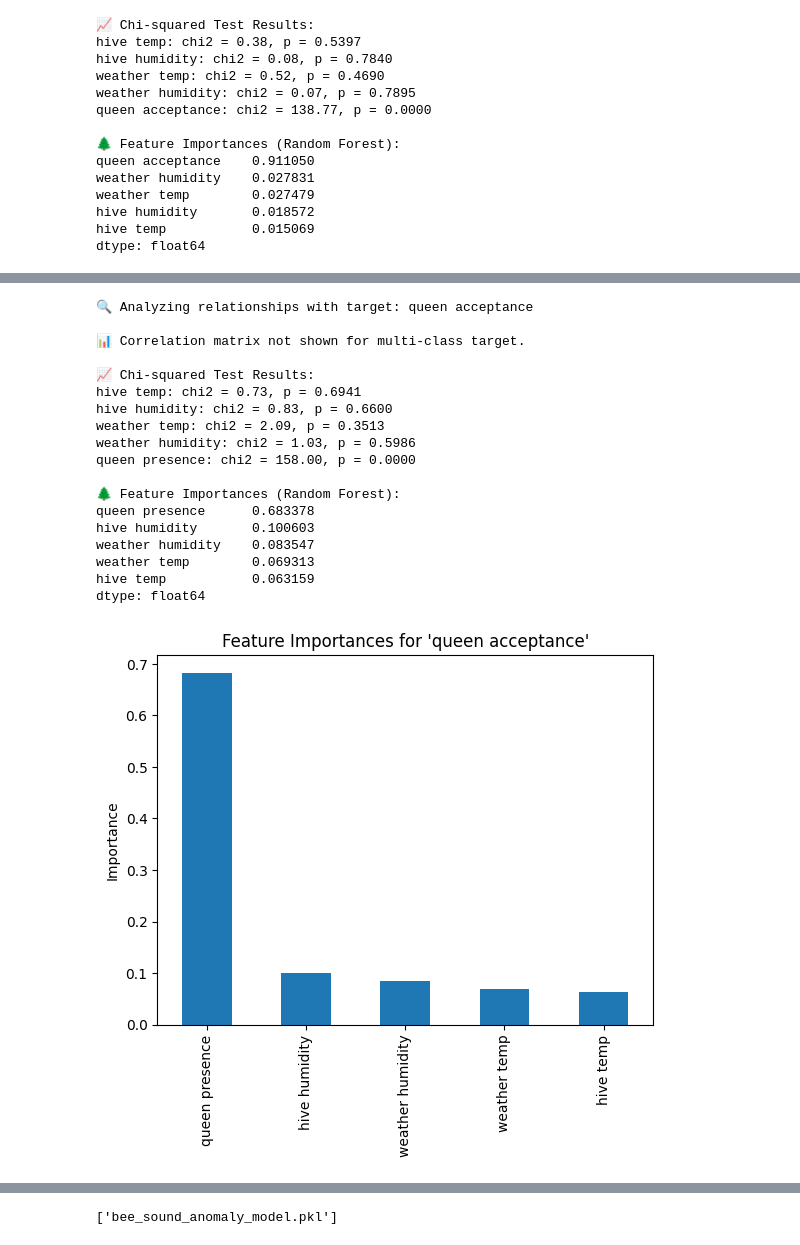
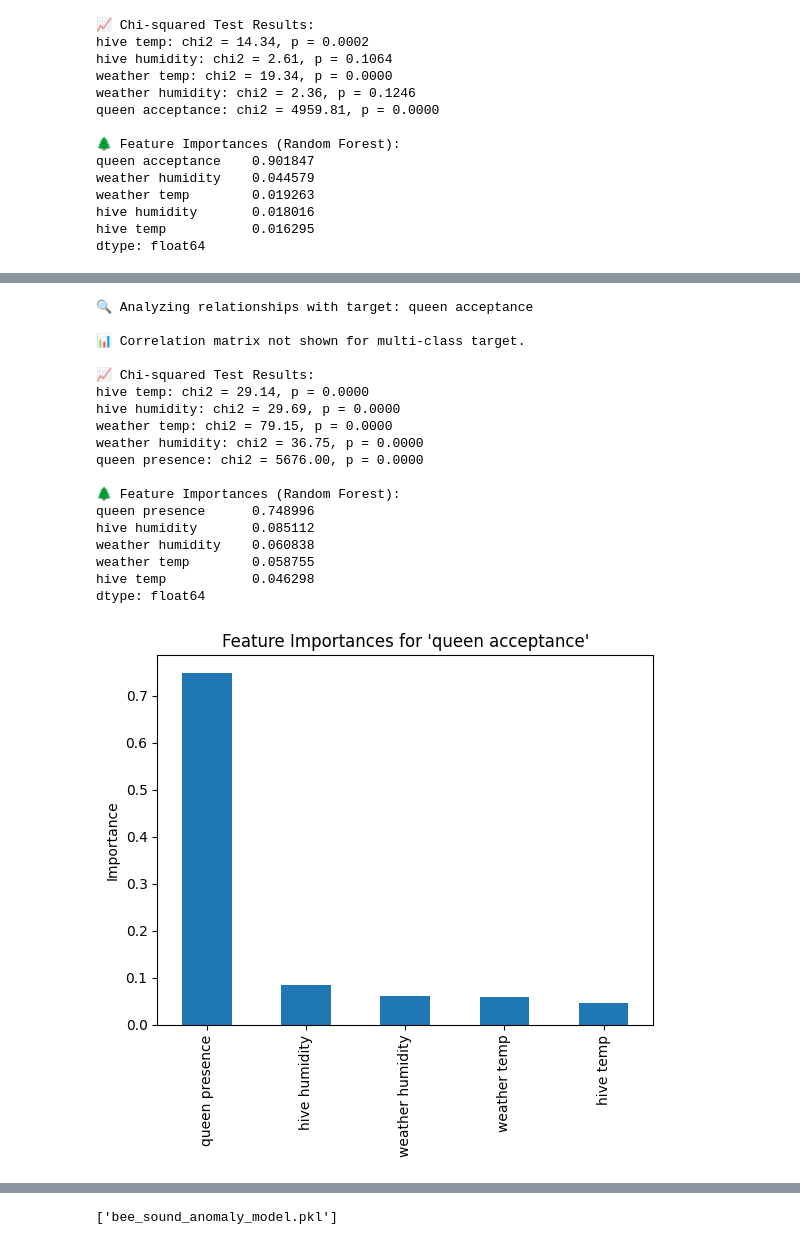
Before and after one commit to Chulanjana/Beehive-Health-Detection-System, a Jupyter notebook: analysis1.ipynb, the cells around one changed output, grey strips where cells are left out. Drawn from its saved outputs; the diff is of its cells as text; code cells hidden in the pictures.

```diff
--- a/analysis1.ipynb
+++ b/analysis1.ipynb
@@ -2,7 +2,7 @@
 import pandas as pd
 
 
-file_path = r"D:\AIDS\3rd year\sem2\Bee Hive Condition Projecct\archive\cleaned_dataset.xlsx"
+file_path = r"D:\AIDS\3rd year\sem2\Bee Hive Condition Projecct\archive\Beehive-Health-Detection-System\bee_data_split_audio.xlsx"
 
 
 
@@ -69,7 +69,7 @@ from sklearn.model_selection import train_test_split
 
 
 # Drop columns not useful for modeling
-df_clean = df.drop(columns=['file name', 'date', 'target', 'device',  'hive number', 'frames', 'time'])
+df_clean = df.drop(columns=['file name', 'date', 'target', 'device',  'hive number'])
 
 # Normalize numeric columns for chi2
 scaler = MinMaxScaler()
@@ -136,14 +136,14 @@ Name: queen presence, dtype: float64
 📈 Chi-squared Test Results:
-hive temp: chi2 = 0.38, p = 0.5397
-hive humidity: chi2 = 0.08, p = 0.7840
-weather temp: chi2 = 0.52, p = 0.4690
-weather humidity: chi2 = 0.07, p = 0.7895
-queen acceptance: chi2 = 138.77, p = 0.0000
+hive temp: chi2 = 14.34, p = 0.0002
+hive humidity: chi2 = 2.61, p = 0.1064
+weather temp: chi2 = 19.34, p = 0.0000
+weather humidity: chi2 = 2.36, p = 0.1246
+queen acceptance: chi2 = 4959.81, p = 0.0000
 
 🌲 Feature Importances (Random Forest):
-queen acceptance    0.911050
-weather humidity    0.027831
-weather temp        0.027479
-hive humidity       0.018572
-hive temp           0.015069
+queen acceptance    0.901847
+weather humidity    0.044579
+weather temp        0.019263
+hive humidity       0.018016
+hive temp           0.016295
 dtype: float64
@@ -151,22 +151,22 @@ dtype: float64
 🔍 Analyzing relationships with target: queen acceptance
 
 📊 Correlation matrix not shown for multi-class target.
 
 📈 Chi-squared Test Results:
-hive temp: chi2 = 0.73, p = 0.6941
-hive humidity: chi2 = 0.83, p = 0.6600
-weather temp: chi2 = 2.09, p = 0.3513
-weather humidity: chi2 = 1.03, p = 0.5986
-queen presence: chi2 = 158.00, p = 0.0000
+hive temp: chi2 = 29.14, p = 0.0000
+hive humidity: chi2 = 29.69, p = 0.0000
+weather temp: chi2 = 79.15, p = 0.0000
+weather humidity: chi2 = 36.75, p = 0.0000
+queen presence: chi2 = 5676.00, p = 0.0000
 
 🌲 Feature Importances (Random Forest):
-queen presence      0.683378
-hive humidity       0.100603
-weather humidity    0.083547
-weather temp        0.069313
-hive temp           0.063159
+queen presence      0.748996
+hive humidity       0.085112
+weather humidity    0.060838
+weather temp        0.058755
+hive temp           0.046298
 dtype: float64
-[figure, old version]
+[figure, new version]
 # %%
 import seaborn as sns
 import matplotlib.pyplot as plt
```
Also changed, not shown: parts of 16 cells of this notebook, 9 other files.
